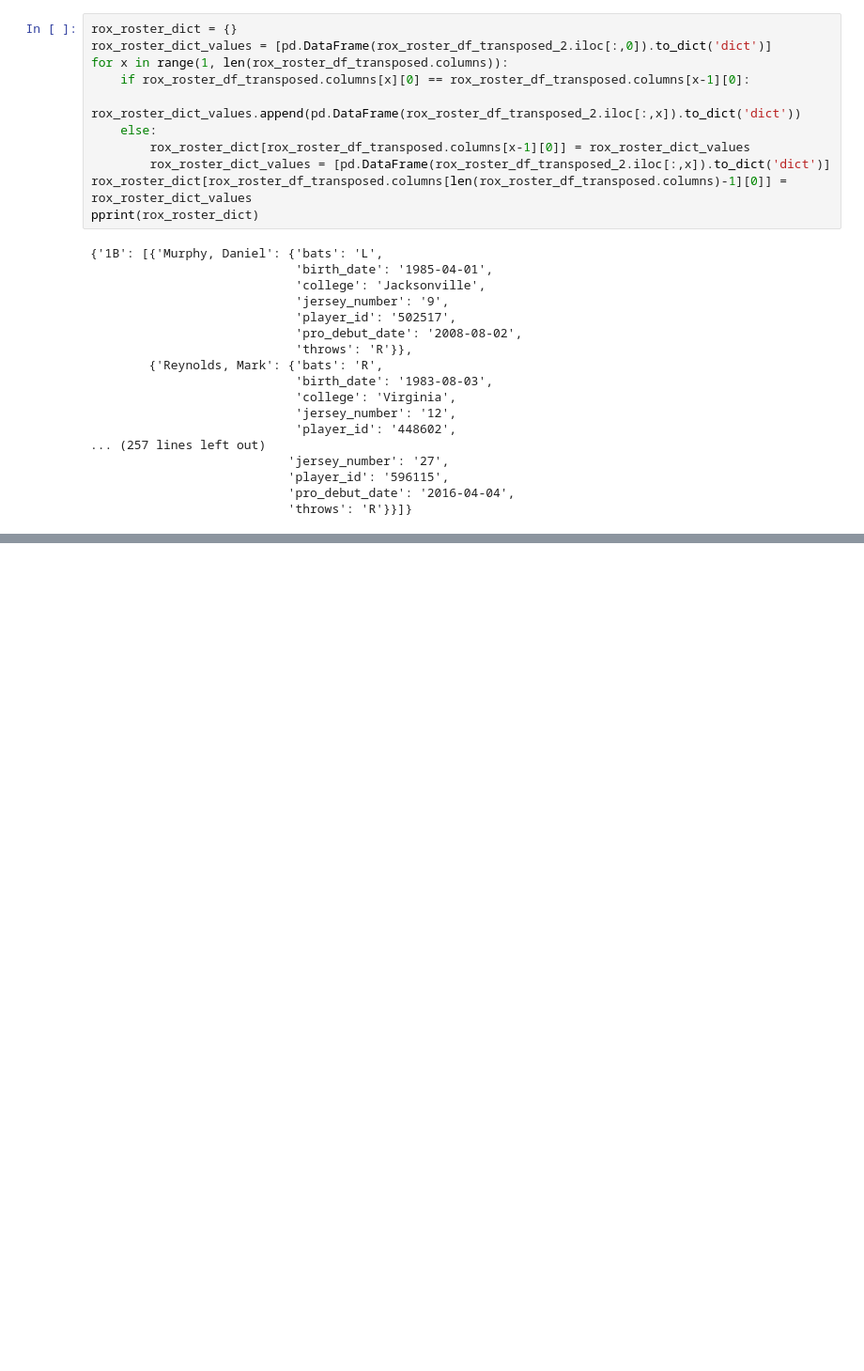
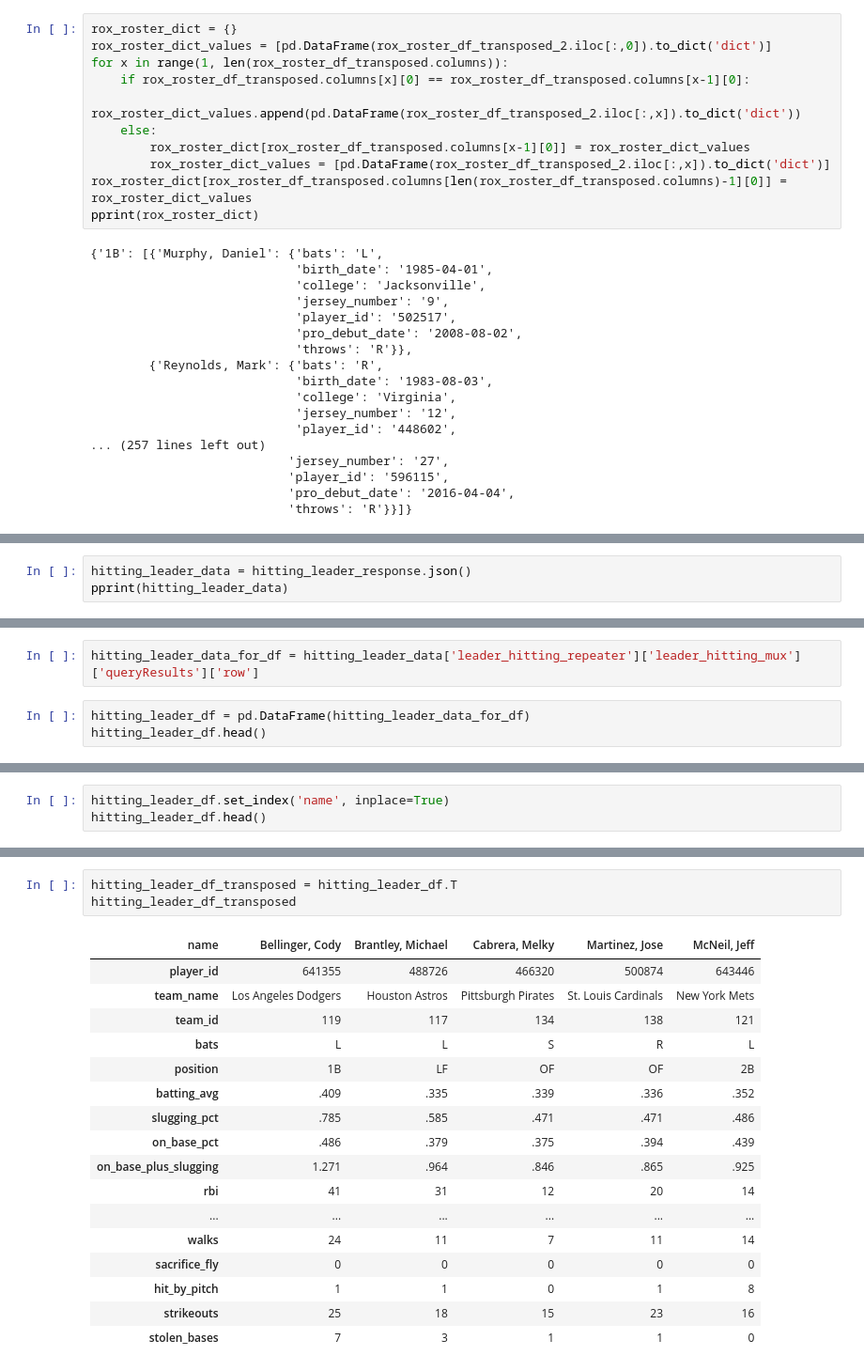
Before and after one commit to tsakurai42/Webscraping-MLB.com, a Jupyter notebook: Week13_ETLProject.ipynb, the cells around one changed output, grey strips where cells are left out. Shown: that part at 94% size. Cells and saved outputs as stored; diff of their text form; blank space fills up the shorter version.

```diff
--- a/Week13_ETLProject.ipynb
+++ b/Week13_ETLProject.ipynb
@@ -329,0 +334,3 @@ pprint(rox_roster_dict)
+# %%
+hitting_leader_data = hitting_leader_response.json()
+pprint(hitting_leader_data)
@@ -329,0 +355,5 @@ pprint(rox_roster_dict)
+# %%
+hitting_leader_data_for_df = hitting_leader_data['leader_hitting_repeater']['leader_hitting_mux']['queryResults']['row']
+# %%
+hitting_leader_df = pd.DataFrame(hitting_leader_data_for_df)
+hitting_leader_df.head()
@@ -329,0 +419,3 @@ pprint(rox_roster_dict)
+# %%
+hitting_leader_df.set_index('name', inplace=True)
+hitting_leader_df.head()
@@ -329,0 +430,21 @@ pprint(rox_roster_dict)
+# %%
+hitting_leader_df_transposed = hitting_leader_df.T
+hitting_leader_df_transposed
+# %% [output]
+| name | Bellinger, Cody | Brantley, Michael | Cabrera, Melky | Martinez, Jose | McNeil, Jeff |
+| player_id | 641355 | 488726 | 466320 | 500874 | 643446 |
+| team_name | Los Angeles Dodgers | Houston Astros | Pittsburgh Pirates | St. Louis Cardinals | New York Mets |
+| team_id | 119 | 117 | 134 | 138 | 121 |
+| bats | L | L | S | R | L |
+| position | 1B | LF | OF | OF | 2B |
+| batting_avg | .409 | .335 | .339 | .336 | .352 |
+| slugging_pct | .785 | .585 | .471 | .471 | .486 |
+| on_base_pct | .486 | .379 | .375 | .394 | .439 |
+| on_base_plus_slugging | 1.271 | .964 | .846 | .865 | .925 |
+| rbi | 41 | 31 | 12 | 20 | 14 |
+| ... | ... | ... | ... | ... | ... |
+| walks | 24 | 11 | 7 | 11 | 14 |
+| sacrifice_fly | 0 | 0 | 0 | 0 | 0 |
+| hit_by_pitch | 1 | 1 | 0 | 1 | 8 |
+| strikeouts | 25 | 18 | 15 | 23 | 16 |
+| stolen_bases | 7 | 3 | 1 | 1 | 0 |
```
Also changed, not shown: parts of 18 cells of this notebook.
